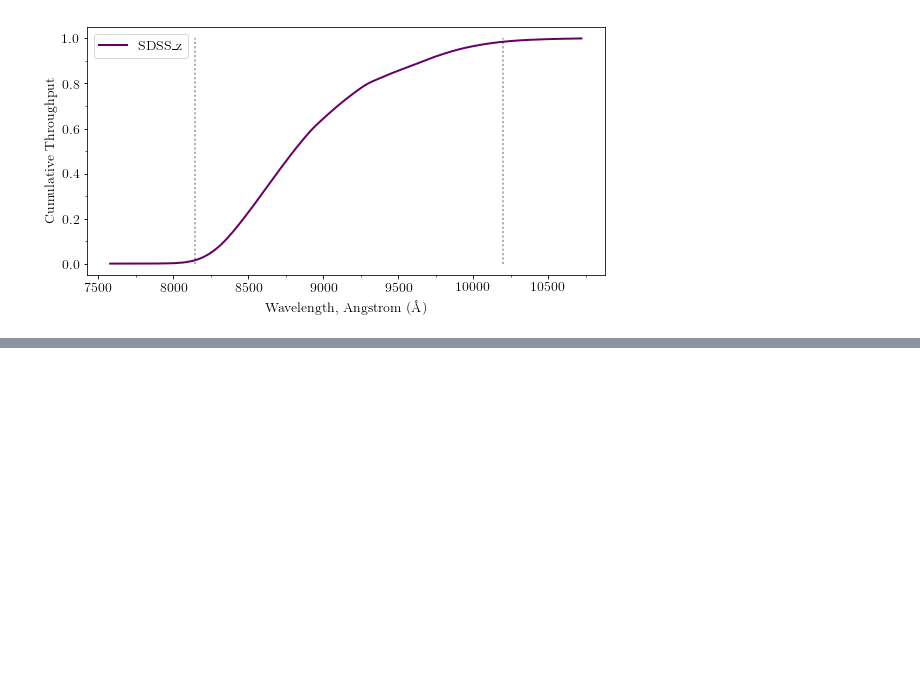
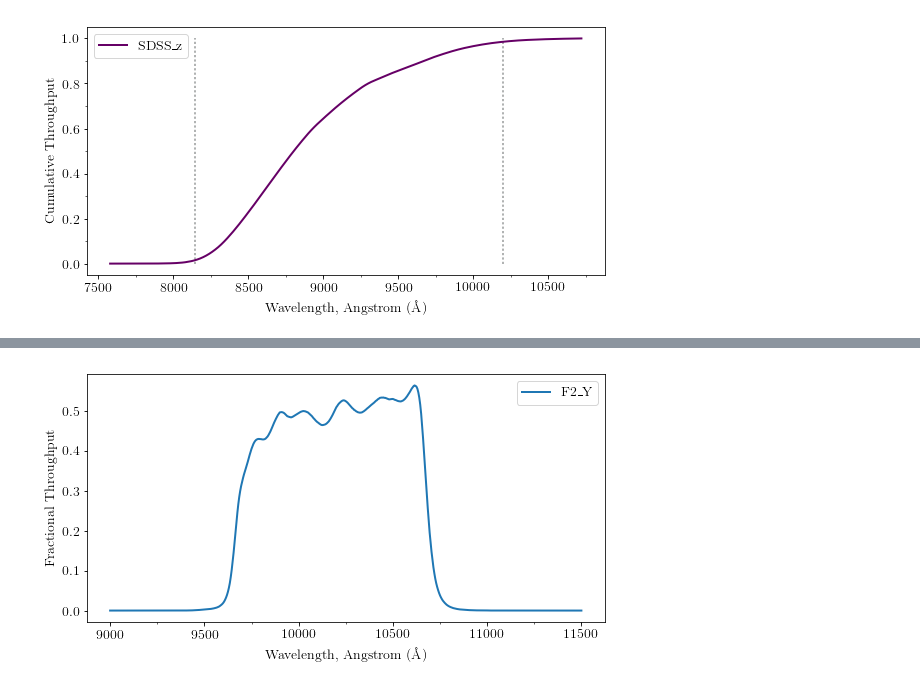
Before and after one commit to UoS-SNe/pycoco, a Jupyter notebook: notebooks/pycoco_adding_filters.ipynb, the cells around one changed output, grey strips where cells are left out. Drawn from its saved outputs; the diff is of its cells as text; code cells hidden in the pictures; blank space fills up the shorter version.

```diff
--- a/notebooks/pycoco_adding_filters.ipynb
+++ b/notebooks/pycoco_adding_filters.ipynb
@@ -150,0 +159,7 @@ sdssz.plot(cumulative=True, show_lims = True)
+# %%
+# For Mat
+Y = pcc.load_filter("/Users/berto/Code/CoCo/data/filters/F2_Y.dat")
+# %%
+Y.plot()
+# %% [output]
+[figure, added]
```
Also changed, not shown: parts of 10 cells of this notebook, 5 other files.
